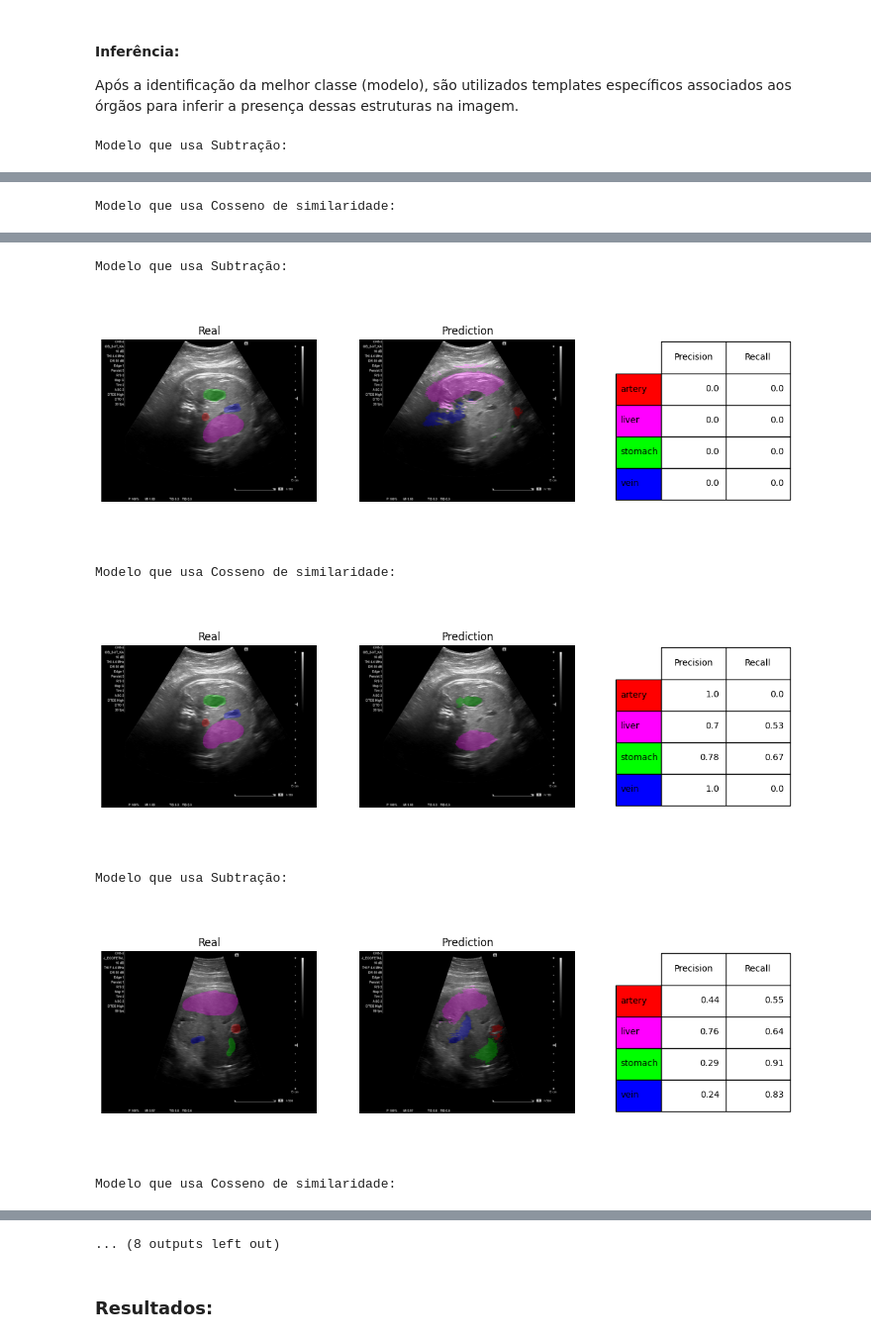
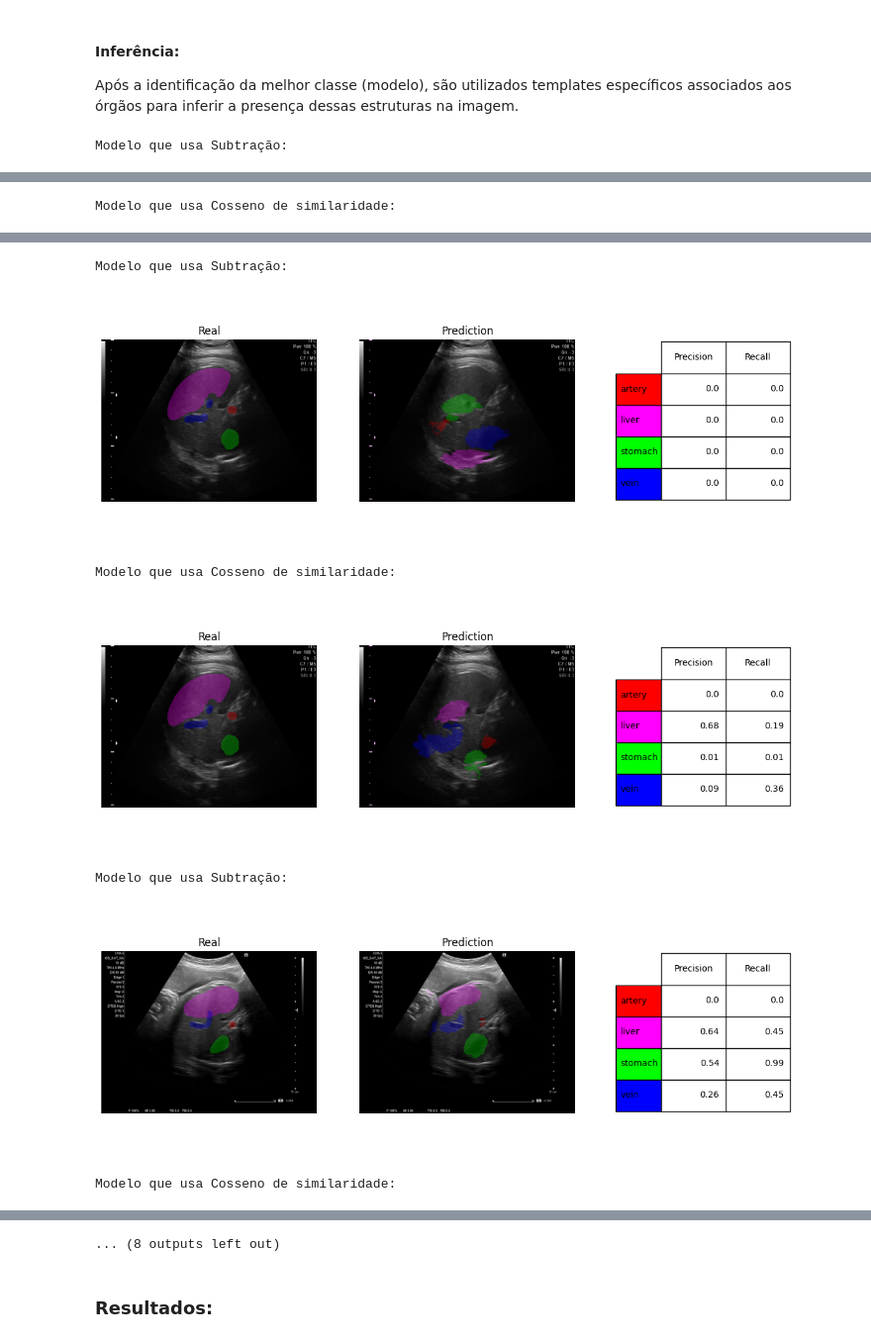
Before and after one commit to aruasouza/ultrassom-cv, a Jupyter notebook: execucao_detalhada.ipynb, the cells around one changed output, grey strips where cells are left out. Shown at 99% size. Drawn from its saved outputs; the diff is of its cells as text; code cells hidden in the pictures.

```diff
--- a/execucao_detalhada.ipynb
+++ b/execucao_detalhada.ipynb
@@ -186,8 +185,8 @@ Classes classificadas com cosseno de similaridade: [1, 0, 0, 0, 0]
 
 Após a identificação da melhor classe (modelo), são utilizados templates específicos associados aos órgãos para inferir a presença dessas estruturas na imagem.
 # %%
-model_sub = Model_2("MODEL_5")
-model_cos =Model("MODEL_c_5")
+model_sub = Model_2("MODEL")
+model_cos =Model_cos("MODEL_c")
 for img,struc in data_ex:
 
     prediction_sub = model_sub.predict(img)
@@ -204,7 +203,7 @@ Modelo que usa Cosseno de similaridade:
 Modelo que usa Subtração:
-[figure, old version]
+[figure, new version]
 Modelo que usa Cosseno de similaridade:
-[figure, old version]
+[figure, new version]
 Modelo que usa Subtração:
-[figure, old version]
+[figure, new version]
 Modelo que usa Cosseno de similaridade:
```
Also changed, not shown: parts of 12 cells of this notebook, 1 other file.
